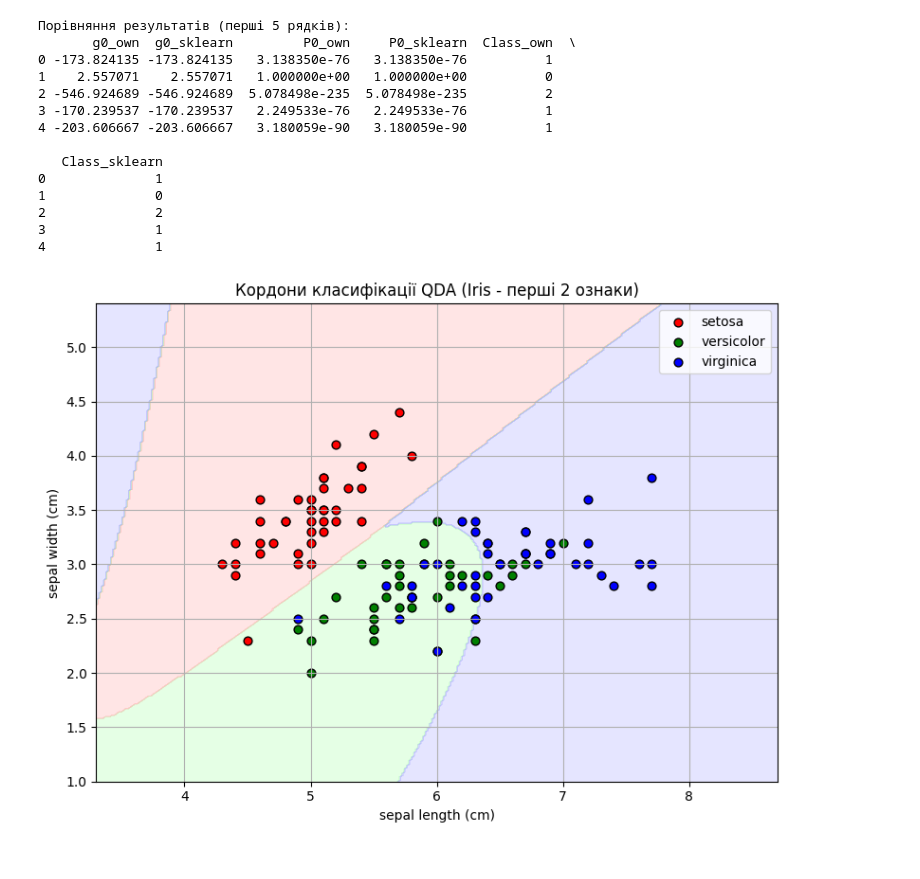
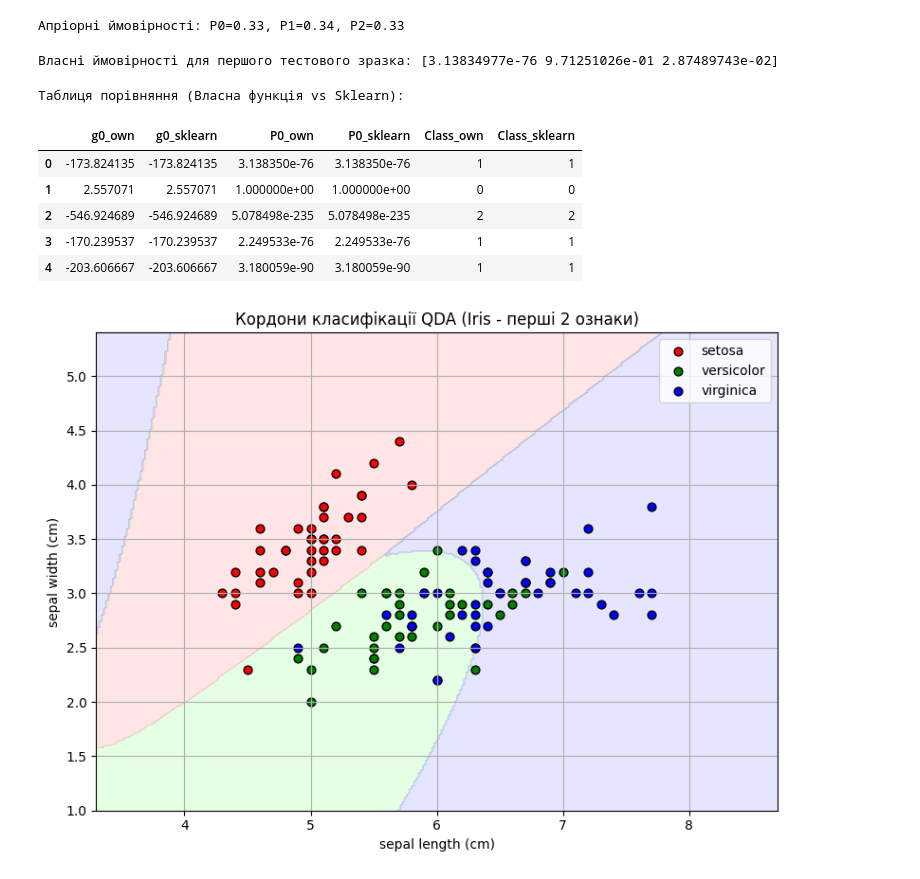
Before and after one commit to Feliz-ua/goit-np-hw-08, a Jupyter notebook: np-hw-08.ipynb, the cells around one changed output. Cells and saved outputs as stored; diff of their text form; code cells hidden in the pictures.

```diff
--- a/np-hw-08.ipynb
+++ b/np-hw-08.ipynb
@@ -23,3 +24,13 @@ X_train, X_test, y_train, y_test = train_test_split(X, y, test_size=0.2, random_
 x_0 = X_train[y_train == 0]
 x_1 = X_train[y_train == 1]
 x_2 = X_train[y_train == 2]
+
+# Додатково: Розрахунок середніх значень (центрів класів)
+mean_0 = np.mean(x_0, axis=0)
+mean_1 = np.mean(x_1, axis=0)
+mean_2 = np.mean(x_2, axis=0)
+
+print("Середні значення ознак (центри класів):")
+for i, m in enumerate([mean_0, mean_1, mean_2]):
+    print(f"Клас {i} ({target_names[i]}): {m}")
+print("\n" + "-"*50 + "\n")
@@ -28,3 +46,11 @@ x_2 = X_train[y_train == 2]
 cov_0 = np.cov(x_0.T)
 cov_1 = np.cov(x_1.T)
 cov_2 = np.cov(x_2.T)
+
+print("4. Матриці коваріації:\n")
+for i, (c, name) in enumerate(zip([cov_0, cov_1, cov_2], target_names)):
+    print(f"Матриця класу {i} ({name}):")
+    print(c)
+    print(f"Визначник (Determinant): {det(c):.6f}")
+    print("-" * 45)
+print("\n" + "="*50 + "\n")
@@ -31,5 +75,11 @@ cov_2 = np.cov(x_2.T)
 # %%
-# 5.Розрахунок обернених матриць коваріації (та визначників)
+# 5.Розрахунок обернених матриць коваріації
 inv_cov_0 = inv(cov_0)
 inv_cov_1 = inv(cov_1)
 inv_cov_2 = inv(cov_2)
+
+print("5. ОБЕРНЕНІ МАТРИЦІ КОВАРІАЦІЇ (INVERSE COVARIANCE) \n")
+for i, (ic, name) in enumerate(zip([inv_cov_0, inv_cov_1, inv_cov_2], target_names)):
+    print(f"Обернена матриця класу {i} ({name}):")
+    print(ic)
+    print("-" * 45)
@@ -38,6 +109,9 @@ inv_cov_2 = inv(cov_2)
 P_0 = len(x_0) / len(X_train)
 P_1 = len(x_1) / len(X_train)
 P_2 = len(x_2) / len(X_train)
+print(f"Апріорні ймовірності: P0={P_0:.2f}, P1={P_1:.2f}, P2={P_2:.2f}")
+# %% [output]
+Апріорні ймовірності: P0=0.33, P1=0.34, P2=0.33
 # %%
 # 7. Функція обчислення дискримінантної функції для одного рядка а імовірностей приналежності кожному класу для всієї матриці тестових даних
 def g(x_test, X_class, X_cov, X_inv_cov, X_prob):
@@ -81,38 +155,34 @@ g_val_own, g_prob_own = g_matrix(
     [inv_cov_0, inv_cov_1, inv_cov_2],
     [P_0, P_1, P_2]
 )
+print(f"Власні ймовірності для першого тестового зразка: {g_prob_own[0]}")
+# %% [output]
+Власні ймовірності для першого тестового зразка: [3.13834977e-76 9.71251026e-01 2.87489743e-02]
 # %%
 # 9. Виконати прогнозування на тестових даних за допомогою функії QuadraticDiscriminantAnalysis() бібліотеки sklearn та порівняти отримані результати.
 qda = QuadraticDiscriminantAnalysis()
 qda.fit(X_train, y_train)
 values_qda = qda.decision_function(X_test)
 proba_qda = qda.predict_proba(X_test)
 
 # Формування таблиці порівняння
 dataframe = pd.DataFrame({
     "g0_own": g_val_own[:,0], "g0_sklearn": values_qda[:,0],
     "P0_own": g_prob_own[:,0], "P0_sklearn": proba_qda[:,0],
     "Class_own": np.argmax(g_prob_own, axis=1),
     "Class_sklearn": qda.predict(X_test)
 })
 
-print("Порівняння результатів (перші 5 рядків):")
-print(dataframe.head())
+print("\nТаблиця порівняння (Власна функція vs Sklearn):")
+display(dataframe.head())
 # %% [output]
-Порівняння результатів (перші 5 рядків):
-       g0_own  g0_sklearn         P0_own     P0_sklearn  Class_own  \
-0 -173.824135 -173.824135   3.138350e-76   3.138350e-76          1
-1    2.557071    2.557071   1.000000e+00   1.000000e+00          0
-2 -546.924689 -546.924689  5.078498e-235  5.078498e-235          2
-3 -170.239537 -170.239537   2.249533e-76   2.249533e-76          1
-4 -203.606667 -203.606667   3.180059e-90   3.180059e-90          1
-
-   Class_sklearn
-0              1
-1              0
-2              2
-3              1
-4              1
+Таблиця порівняння (Власна функція vs Sklearn):
+|  | g0_own | g0_sklearn | P0_own | P0_sklearn | Class_own | Class_sklearn |
+| 0 | -173.824135 | -173.824135 | 3.138350e-76 | 3.138350e-76 | 1 | 1 |
+| 1 | 2.557071 | 2.557071 | 1.000000e+00 | 1.000000e+00 | 0 | 0 |
+| 2 | -546.924689 | -546.924689 | 5.078498e-235 | 5.078498e-235 | 2 | 2 |
+| 3 | -170.239537 | -170.239537 | 2.249533e-76 | 2.249533e-76 | 1 | 1 |
+| 4 | -203.606667 | -203.606667 | 3.180059e-90 | 3.180059e-90 | 1 | 1 |
 # %%
 # Візуалізація
 X_vis = X_train[:, :2] # Використовуємо перші 2 ознаки для 2D графіка
```
Also changed, not shown: parts of 4 cells of this notebook.
